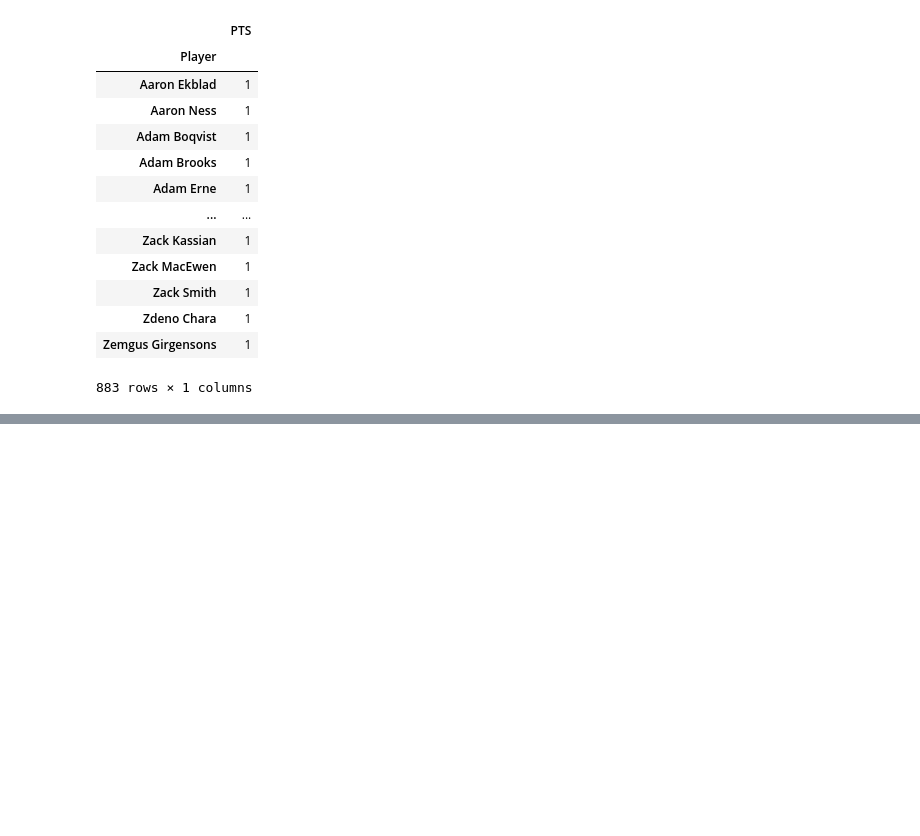
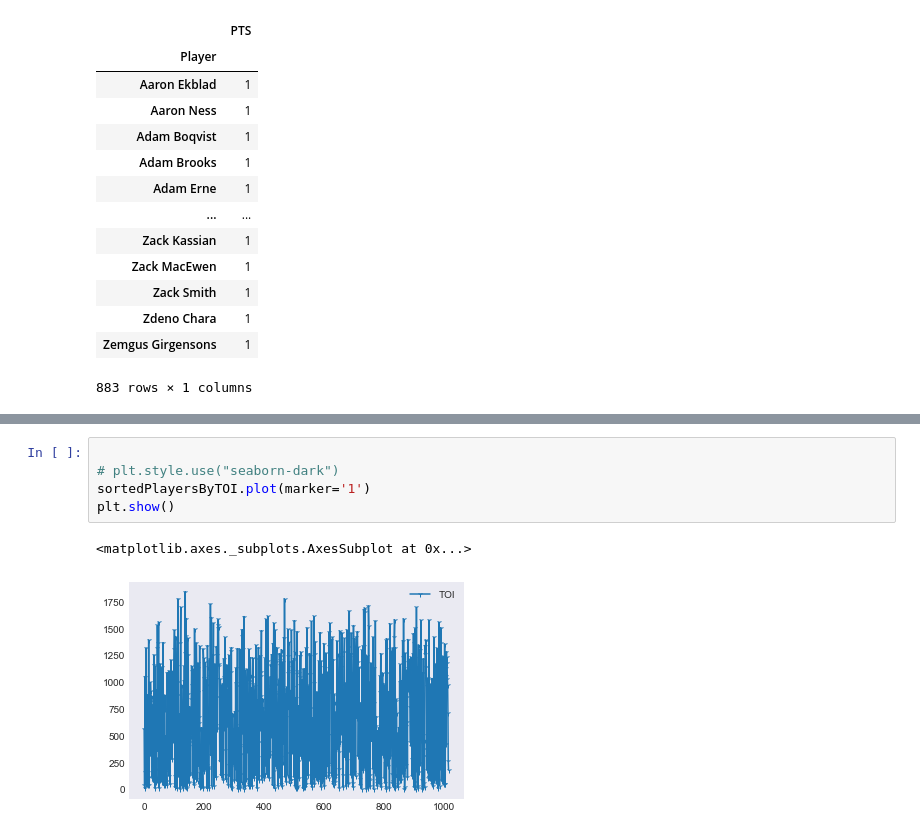
Before and after one commit to jpkeeton/Pandas, a Jupyter notebook: NHLFullRoster.ipynb, the cells around one changed output, grey strips where cells are left out. Drawn from its saved outputs; the diff is of its cells as text; blank space fills up the shorter version.

```diff
--- a/NHLFullRoster.ipynb
+++ b/NHLFullRoster.ipynb
@@ -218,0 +331,8 @@ topGoals
+# %%
+
+# plt.style.use("seaborn-dark")
+sortedPlayersByTOI.plot(marker='1')
+plt.show()
+# %% [output]
+<matplotlib.axes._subplots.AxesSubplot at 0x...>
+[figure, added]
```
Also changed, not shown: parts of 9 cells of this notebook, 3 other files.
